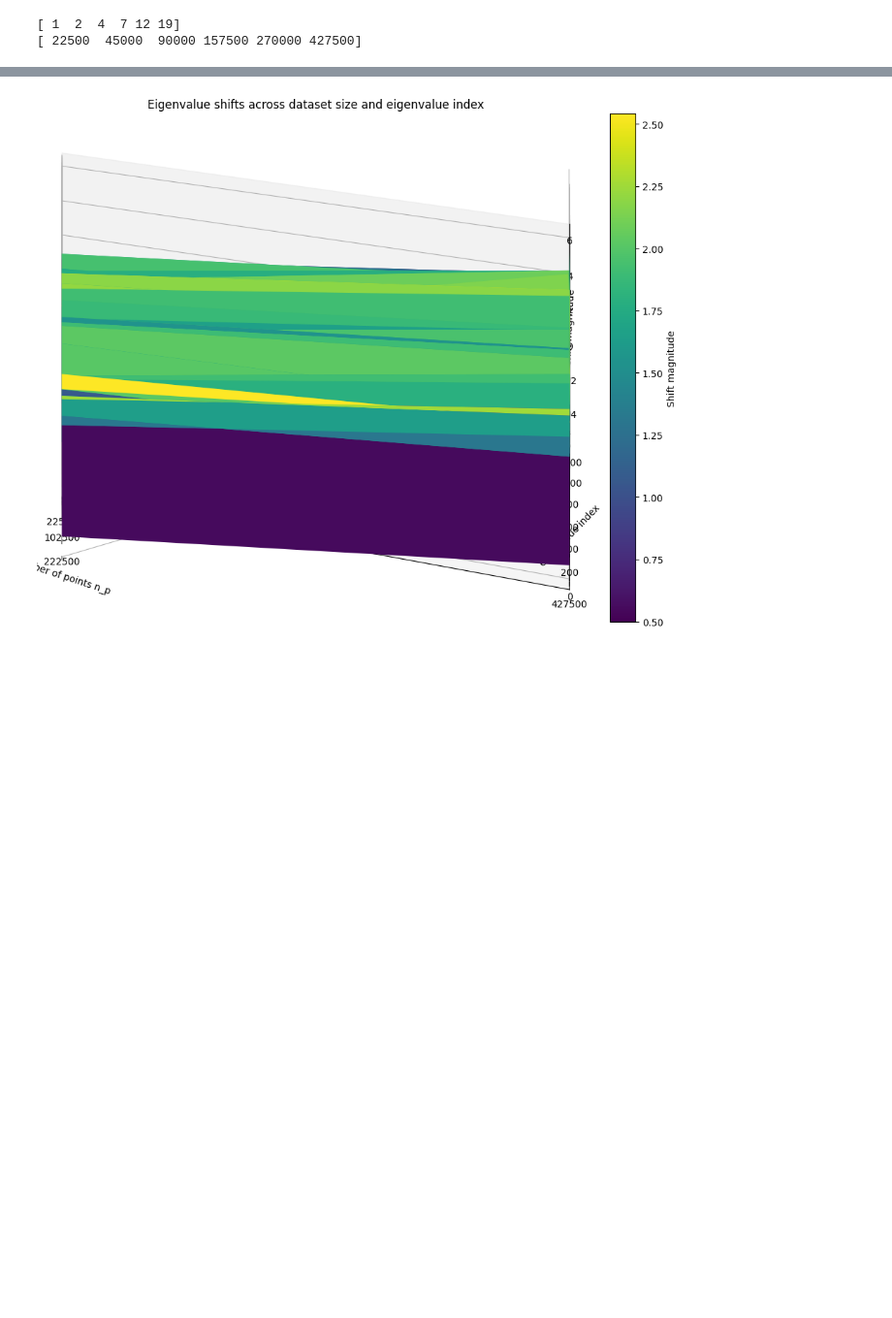
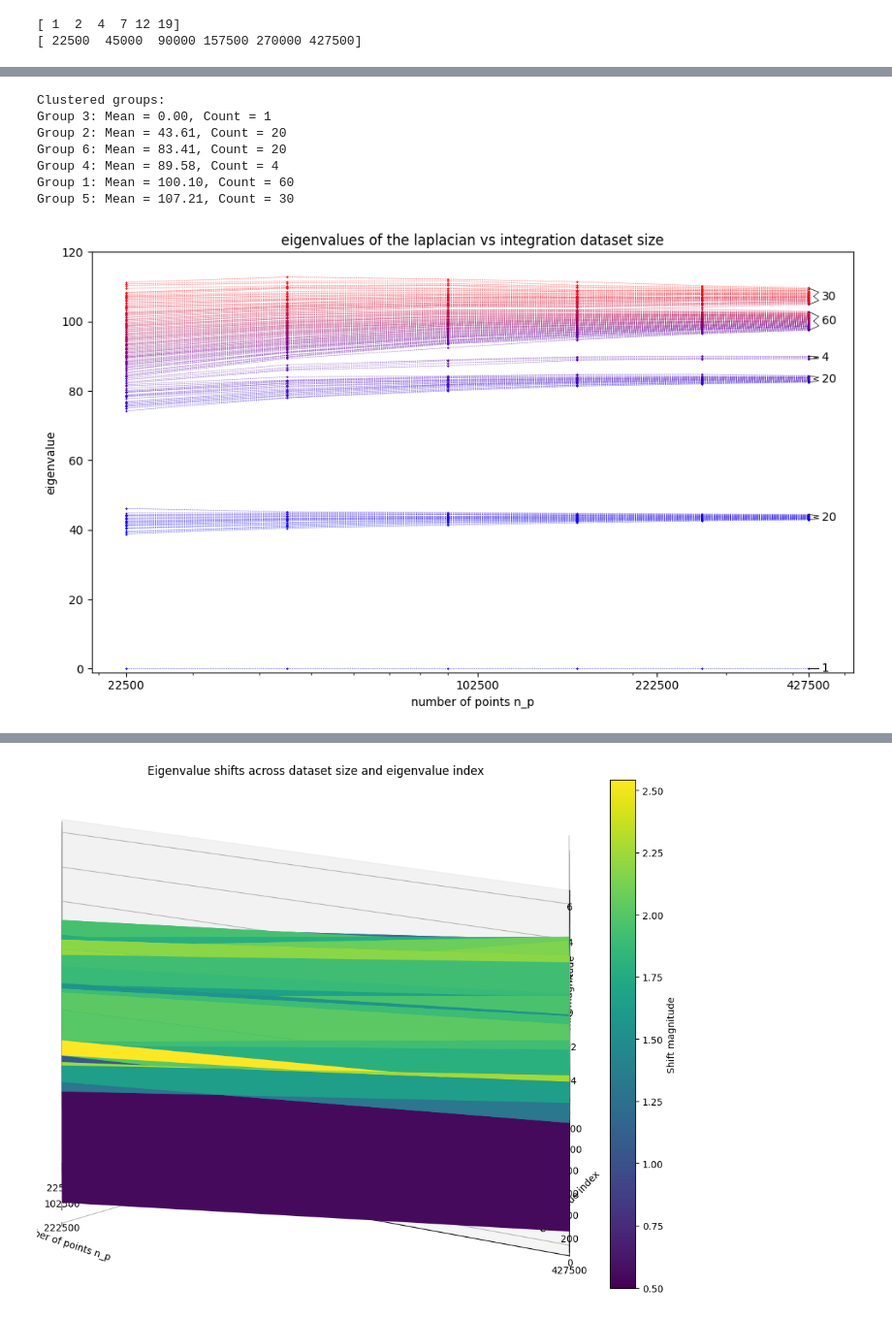
Before and after one commit to kitft/cymetricap, a Jupyter notebook: AlphaPrime/DevelopingLaplacian.ipynb, the cells around one changed output, grey strips where cells are left out. Shown at 97% size. Cells and saved outputs as stored; diff of their text form; code cells hidden in the pictures; blank space fills up the shorter version.

```diff
--- a/AlphaPrime/DevelopingLaplacian.ipynb
+++ b/AlphaPrime/DevelopingLaplacian.ipynb
@@ -874,0 +922,2 @@ mean of difference/mean of absolute value of source, weighted by sqrt(g): tf.Ten
+# %%
+AlphaModel1,training_historyAlpha1=load_nn_Alpha(free_coefficient,phimodel1,euler_char,alphaprime,depthAlpha,widthAlpha,nEpochsAlpha,[64,50000],set_weights_to_zero=False)
@@ -1050,12 +1097,13 @@ done, timing: 3.4718879063924155
 # %%
-best_batch_size=try_batches[np.argmin(np.array(benchmark_times))]
-
+#best_batch_size=try_batches[np.argmin(np.array(benchmark_times))]
+best_batch_size=500
 batch_size=best_batch_size#400
 print("using batch_size: " + str(batch_size))
+AlphaModel1.alphaprime=0.03
 metric_using=phimodel1
 correctedmetric=AlphaModel1
 #check that alphaprime is set to 1
-assert np.abs(correctedmetric.alphaprime-1)<1e-8
+assert np.abs(correctedmetric.alphaprime-0.03)<1e-8
 
 #create compiled versions
 @tf.function
@@ -1524,0 +1342,58 @@ result_clustering
+# %%
+import matplotlib.pyplot as plt
+import numpy as np
+from matplotlib.colors import LinearSegmentedColormap
+
+
+numbers_for_plotting=tf.repeat(tf.expand_dims(numbers_to_take,axis=-1),tf.shape(eigvals_all)[-1],axis=-1)
+# Create a custom colormap from blue to red
+colors = [(0, 0, 1), (1, 0, 0)]  # R -> G -> B
+cmap = LinearSegmentedColormap.from_list('red_to_blue', colors, N=n_bins)
+
+# Plot setup
+fig, ax = plt.subplots(figsize=(10, 6))
+
+eigvals_to_test=((eigvals_all[-1])[eigvals_all[-1]<120])
+choose_number=len(eigvals_to_test)
+n_bins = choose_number  # Number of color bins (1225 eigenvalues)
+#result_clustering = cluster_vector(eigvals_to_test, min_samples=2, ax=ax,max_eps=30)
+
+
+# Plot each eigenvalue evolution with a different color
+for i in range(choose_number):
+    color = cmap(i / (n_bins - 1))
+    ax.plot(numbers_for_plotting[:,i], eigvals_all[:,i],
+            marker='x', linestyle='dotted', color=color, linewidth=0.5, markersize=1)
+
+# Set x-axis to log scale
+ax.set_xscale('log')
+
+# Set x-axis ticks
+middle_pt = ((numbers_to_take[-1]-numbers_to_take[0])//(5000*2))*5000 + numbers_to_take[0]
+middle_pt2 = ((numbers_to_take[-1]-numbers_to_take[0])//(5000*5))*5000 + numbers_to_take[0]
+ticks = np.concatenate((numbers_to_take[[0,-1]], np.array([middle_pt, middle_pt2])))
+ax.set_xticks(ticks)
+ax.set_xticklabels(ticks)
+
+# Set labels and title
+ax.set_xlabel('number of points n_p')
+ax.set_ylabel('eigenvalue')
+ax.set_title('eigenvalues of the laplacian vs integration dataset size')
+
+# Set y-axis limit
+ax.set_ylim(-1, 120)
+#ax.set_xlim(420000, 430000)
+#165=
+result_clustering = cluster_vector(eigvals_to_test,n_clusters=6,ax=ax)
+
+plt.tight_layout()
+plt.show()
+# %% [output]
+Clustered groups:
+Group 3: Mean = 0.00, Count = 1
+Group 2: Mean = 43.61, Count = 20
+Group 6: Mean = 83.41, Count = 20
+Group 4: Mean = 89.58, Count = 4
+Group 1: Mean = 100.10, Count = 60
+Group 5: Mean = 107.21, Count = 30
+[figure, added]
```
Also changed, not shown: parts of 43 cells of this notebook, 7 other files.
